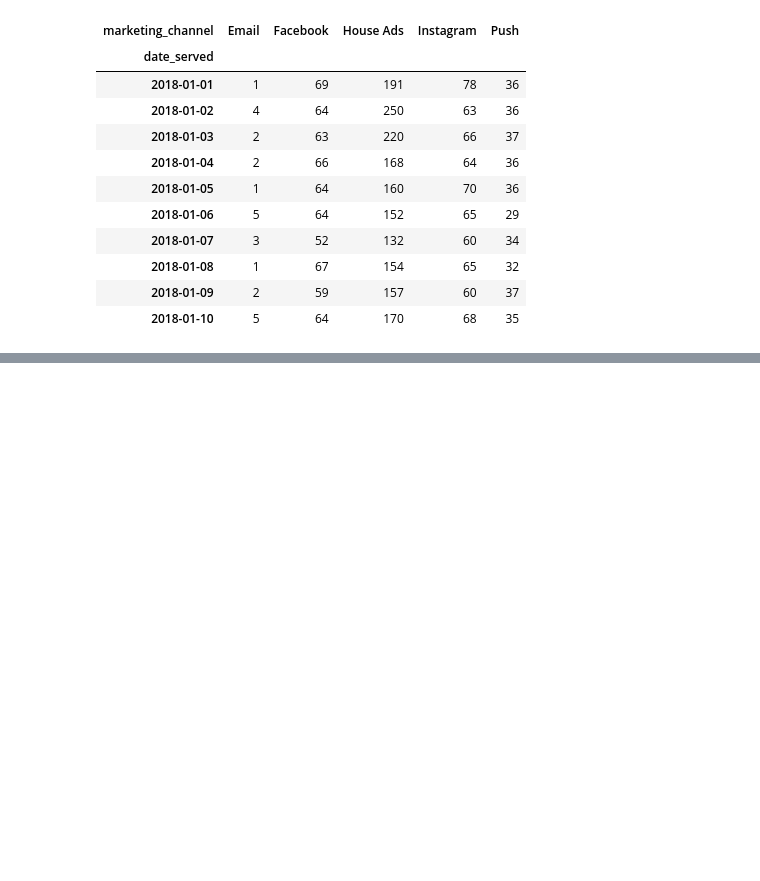
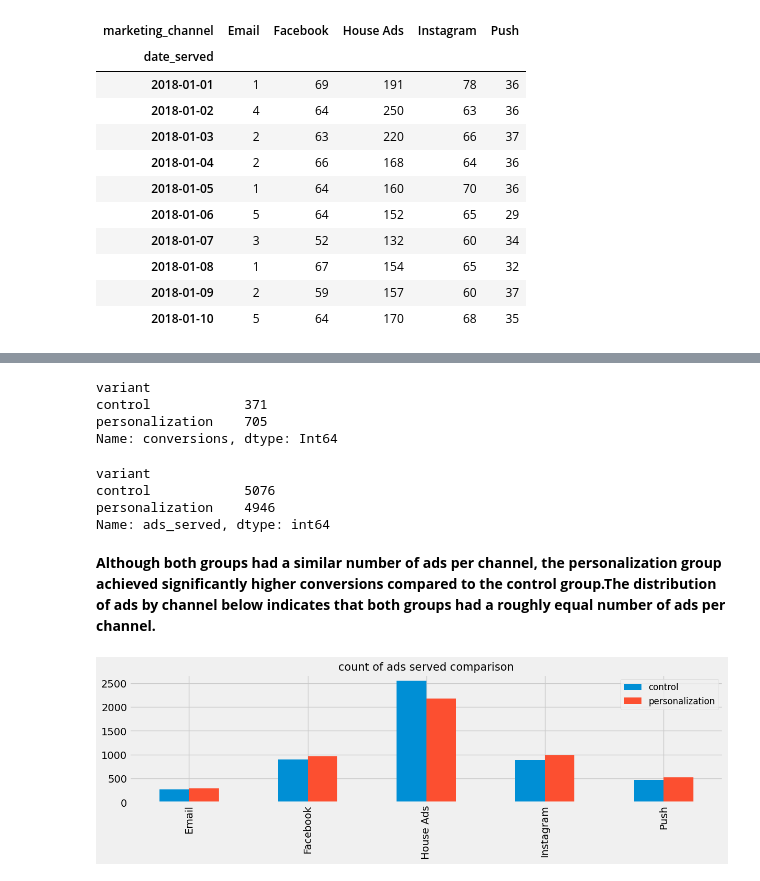
Before and after one commit to FemiTheAnalyst/Data-Projects, a Jupyter notebook: Market Campaigns with pandas/Market Campaigns with pandas.ipynb, the cells around one changed output, grey strips where cells are left out. Saved outputs shown, nothing was run; the diff lists cells and outputs as text; code cells hidden in the pictures; blank space fills up the shorter version.

```diff
--- a/Market Campaigns with pandas/Market Campaigns with pandas.ipynb
+++ b/Market Campaigns with pandas/Market Campaigns with pandas.ipynb
@@ -377,0 +415,5 @@ Text(0.5, 1.0, 'Ads Daily Trend')
+# %%
+conversions= df.groupby(['variant','marketing_channel'])['converted'].sum() # to check the total number of variant, marketing_channel whose converted are true
+ads = df.groupby(['variant','marketing_channel'])['converted'].count()# to check the total number of variant, marketing_channel whose converted are both true and false
+conversion_df =pd.concat([conversions,ads],axis=1)
+conversion_df
@@ -377,0 +433,5 @@ Text(0.5, 1.0, 'Ads Daily Trend')
+# %%
+#changing the columns
+conversion_df.columns=['conversions','ads_served']
+conversion_df['conversion_rate'] = round(conversion_df['conversions'] / conversion_df['ads_served'],2)
+conversion_df
@@ -377,0 +451,26 @@ Text(0.5, 1.0, 'Ads Daily Trend')
+# %%
+conversion_df['conversions'].groupby(level=0).sum()
+# %% [output]
+variant
+control            371
+personalization    705
+Name: conversions, dtype: Int64
+# %%
+conversion_df['ads_served'].groupby(level=0).sum()
+# %% [output]
+variant
+control            5076
+personalization    4946
+Name: ads_served, dtype: int64
+# %% [markdown]
+**Although both groups had a similar number of ads per channel, the personalization group achieved significantly higher conversions compared to the control group.The distribution of ads by channel below indicates that both groups had a roughly equal number of ads per channel.**
+# %%
+# lets visualize it using the line graph
+
+plt.style.use('fivethirtyeight')
+conversion_df.unstack(level=0).plot(kind='bar',y='ads_served',figsize=(13,3))#reshapes the dataframe by moving the index level 0 (assuming it is a multi-index dataframe) to become columns, which results in a wider dataframe.
+plt.xlabel("");
+plt.title("count of ads served comparison",size=15)
+plt.legend(loc='upper right',fontsize=12);
+# %% [output]
+[figure, added]
```
Also changed, not shown: parts of 16 cells of this notebook.
